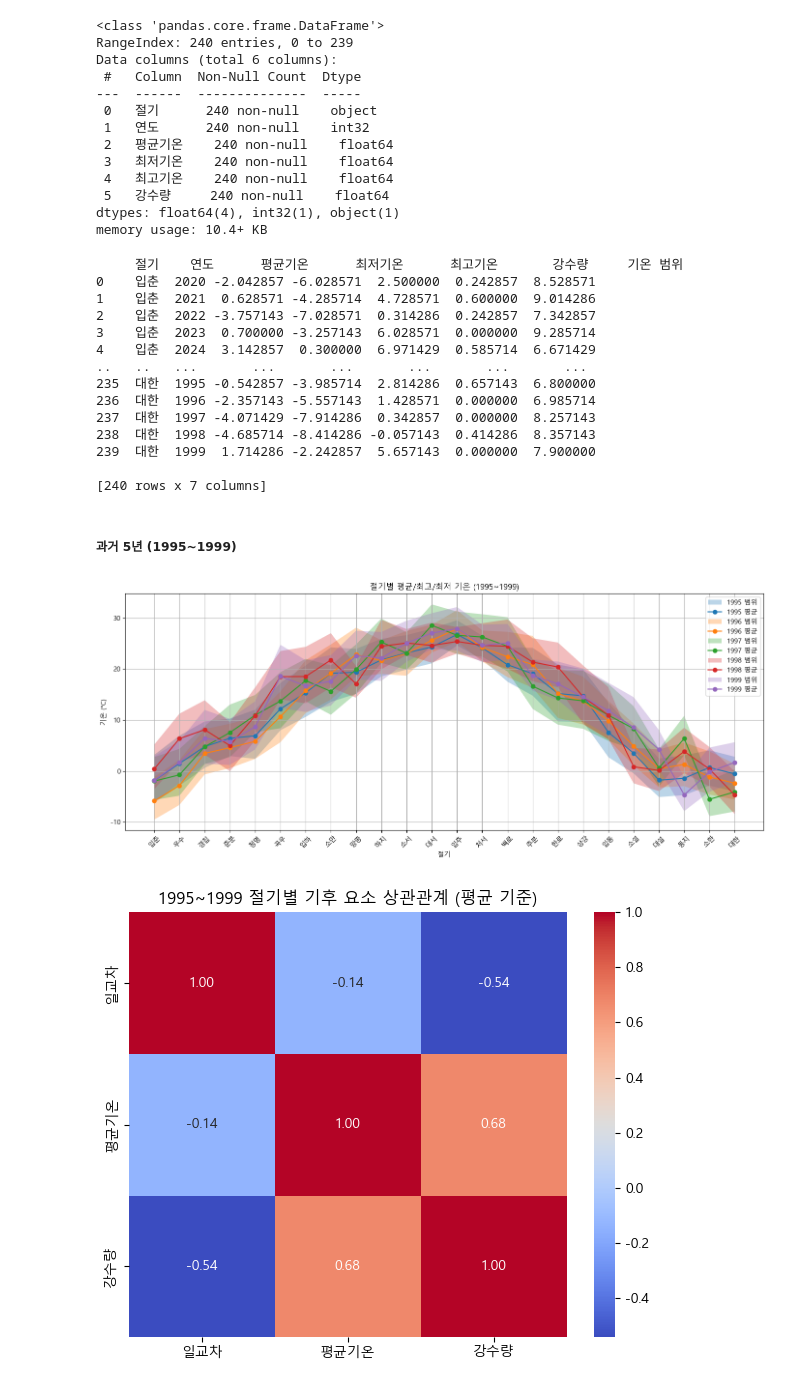
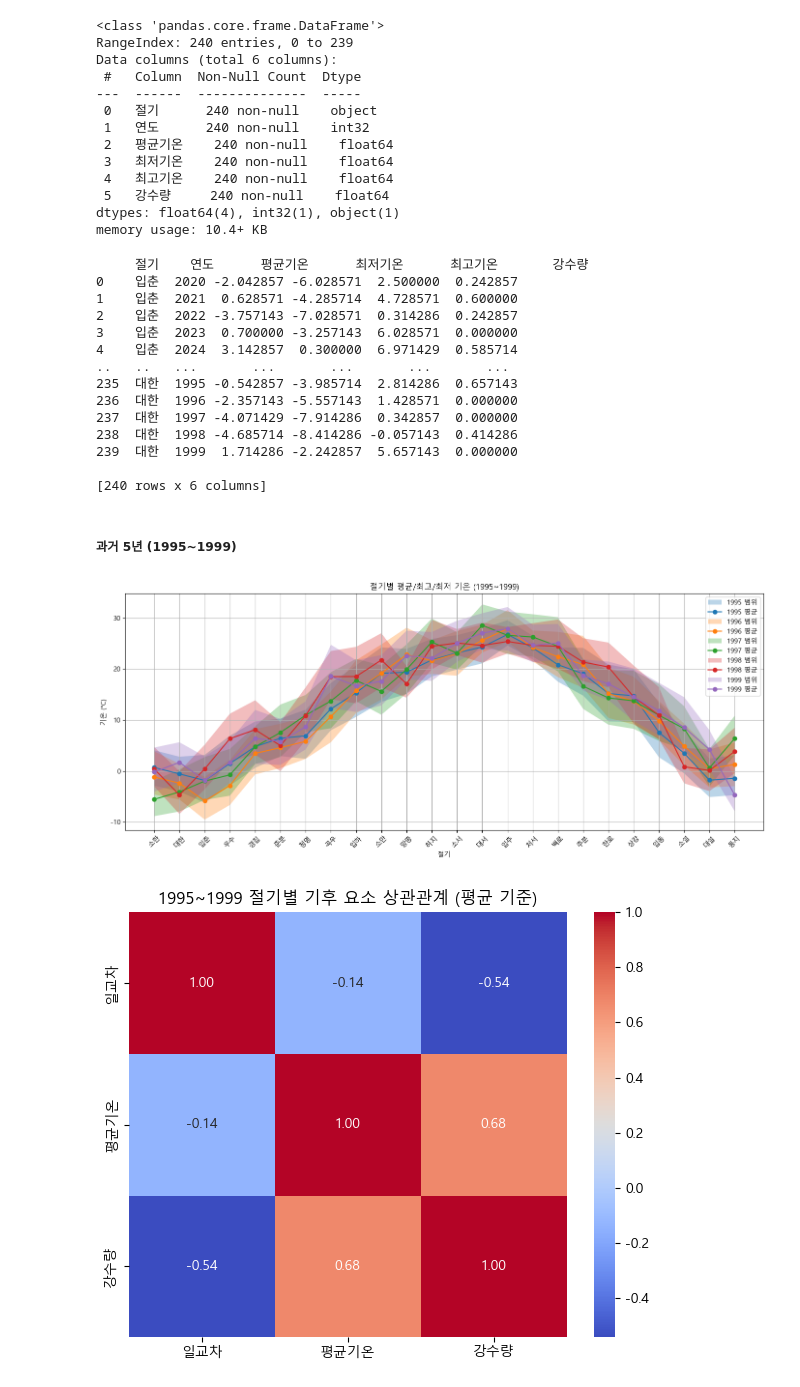
Before and after one commit to Encore-SKN-17/EDA_MINI_4TEAM, a Jupyter notebook: weather_eda/weather_minmax_eda.ipynb, the cells around one changed output. Drawn from its saved outputs; the diff is of its cells as text; code cells hidden in the pictures.

```diff
--- a/weather_eda/weather_minmax_eda.ipynb
+++ b/weather_eda/weather_minmax_eda.ipynb
@@ -102,23 +102,34 @@ Data columns (total 6 columns):
  5   강수량     240 non-null    float64
 dtypes: float64(4), int32(1), object(1)
 memory usage: 10.4+ KB
+# %%
+# 절기의 올바른 순서 정의
+solar_term_order = [
+    "소한", "대한", "입춘", "우수", "경칩", "춘분", "청명", "곡우",
+    "입하", "소만", "망종", "하지", "소서", "대서",
+    "입추", "처서", "백로", "추분", "한로", "상강",
+    "입동", "소설", "대설", "동지"
+]
+
+# 절기를 범주형 변수로 설정
+term_df['절기'] = pd.Categorical(term_df['절기'], categories=solar_term_order, ordered=True)
 # %%
 print(term_df)
 # %% [output]
-     절기    연도      평균기온      최저기온      최고기온       강수량     기온 범위
-0    입춘  2020 -2.042857 -6.028571  2.500000  0.242857  8.528571
-1    입춘  2021  0.628571 -4.285714  4.728571  0.600000  9.014286
-2    입춘  2022 -3.757143 -7.028571  0.314286  0.242857  7.342857
-3    입춘  2023  0.700000 -3.257143  6.028571  0.000000  9.285714
-4    입춘  2024  3.142857  0.300000  6.971429  0.585714  6.671429
-..   ..   ...       ...       ...       ...       ...       ...
-235  대한  1995 -0.542857 -3.985714  2.814286  0.657143  6.800000
-236  대한  1996 -2.357143 -5.557143  1.428571  0.000000  6.985714
-237  대한  1997 -4.071429 -7.914286  0.342857  0.000000  8.257143
-238  대한  1998 -4.685714 -8.414286 -0.057143  0.414286  8.357143
-239  대한  1999  1.714286 -2.242857  5.657143  0.000000  7.900000
+     절기    연도      평균기온      최저기온      최고기온       강수량
+0    입춘  2020 -2.042857 -6.028571  2.500000  0.242857
+1    입춘  2021  0.628571 -4.285714  4.728571  0.600000
+2    입춘  2022 -3.757143 -7.028571  0.314286  0.242857
+3    입춘  2023  0.700000 -3.257143  6.028571  0.000000
+4    입춘  2024  3.142857  0.300000  6.971429  0.585714
+..   ..   ...       ...       ...       ...       ...
+235  대한  1995 -0.542857 -3.985714  2.814286  0.657143
+236  대한  1996 -2.357143 -5.557143  1.428571  0.000000
+237  대한  1997 -4.071429 -7.914286  0.342857  0.000000
+238  대한  1998 -4.685714 -8.414286 -0.057143  0.414286
+239  대한  1999  1.714286 -2.242857  5.657143  0.000000
 
-[240 rows x 7 columns]
+[240 rows x 6 columns]
 # %%
 past_df = term_df[term_df["연도"].between(1995, 1999)].copy()
 recent_df = term_df[term_df["연도"].between(2020, 2024)].copy()
@@ -127,27 +138,27 @@ recent_df = term_df[term_df["연도"].between(2020, 2024)].copy()
 # %%
 # 일교차 컬럼 추가
 term_df['일교차'] = term_df['최고기온'] - term_df['최저기온']
 
 # 절기 순서 정의 (보기 좋게 정렬)
-term_order = list(solar_terms.keys())
+term_order = solar_term_order
 
 # 시각화: 절기별 min~max 일교차 (연도별 선 그래프 + area)
 plt.figure(figsize=(14, 6))
 for year, df in past_df.groupby('연도'):
     df_sorted = df.set_index('절기').loc[term_order].reset_index()
     plt.fill_between(df_sorted['절기'], df_sorted['최저기온'], df_sorted['최고기온'], alpha=0.3, label=f"{year} 범위")
     plt.plot(df_sorted['절기'], df_sorted['평균기온'], marker='o', label=f"{year} 평균")
 
 plt.xticks(rotation=45)
 plt.xlabel("절기")
 plt.ylabel("기온 (°C)")
 plt.title("절기별 평균/최고/최저 기온 (1995~1999)")
 plt.legend()
 plt.grid(True)
 plt.tight_layout()
 plt.show()
 # %% [output]
-[figure, old version]
+[figure, new version]
 # %%
 # 1. 일교차 컬럼 추가
 past_df['일교차'] = past_df['최고기온'] - past_df['최저기온']
```
Also changed, not shown: parts of 2 cells of this notebook.
